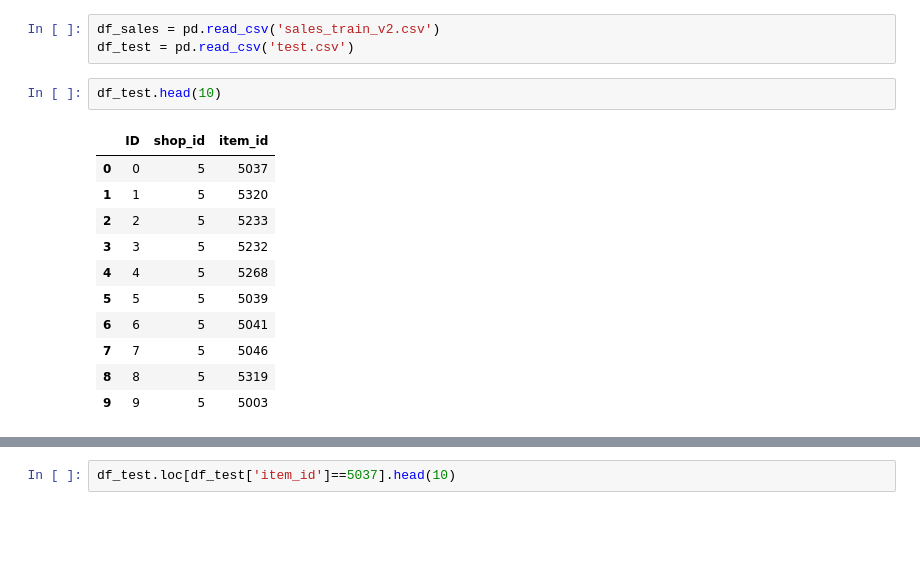
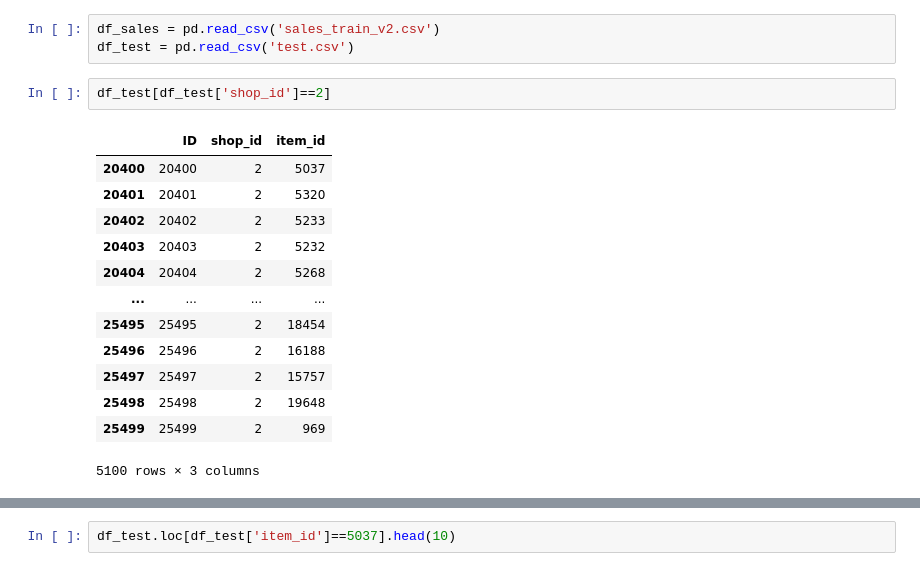
Before and after one commit to much2soft/CEBD1160Project, a Jupyter notebook: Project_ShopId_Items.ipynb, the cells around one changed output, grey strips where cells are left out. Drawn from its saved outputs; the diff is of its cells as text; blank space fills up the shorter version.

```diff
--- a/Project_ShopId_Items.ipynb
+++ b/Project_ShopId_Items.ipynb
@@ -7,17 +7,19 @@ import matplotlib.pyplot as plt
 # %%
 df_sales = pd.read_csv('sales_train_v2.csv')
 df_test = pd.read_csv('test.csv')
-# %%
-df_test.head(10)
-# %% [output]
-|  | ID | shop_id | item_id |
-| 0 | 0 | 5 | 5037 |
-| 1 | 1 | 5 | 5320 |
-| 2 | 2 | 5 | 5233 |
-| 3 | 3 | 5 | 5232 |
-| 4 | 4 | 5 | 5268 |
-| 5 | 5 | 5 | 5039 |
-| 6 | 6 | 5 | 5041 |
-| 7 | 7 | 5 | 5046 |
-| 8 | 8 | 5 | 5319 |
-| 9 | 9 | 5 | 5003 |
+# %%
+df_test[df_test['shop_id']==2]
+# %% [output]
+|  | ID | shop_id | item_id |
+| 20400 | 20400 | 2 | 5037 |
+| 20401 | 20401 | 2 | 5320 |
+| 20402 | 20402 | 2 | 5233 |
+| 20403 | 20403 | 2 | 5232 |
+| 20404 | 20404 | 2 | 5268 |
+| ... | ... | ... | ... |
+| 25495 | 25495 | 2 | 18454 |
+| 25496 | 25496 | 2 | 16188 |
+| 25497 | 25497 | 2 | 15757 |
+| 25498 | 25498 | 2 | 19648 |
+| 25499 | 25499 | 2 | 969 |
+5100 rows × 3 columns
```
Also changed, not shown: parts of 3 cells of this notebook.
